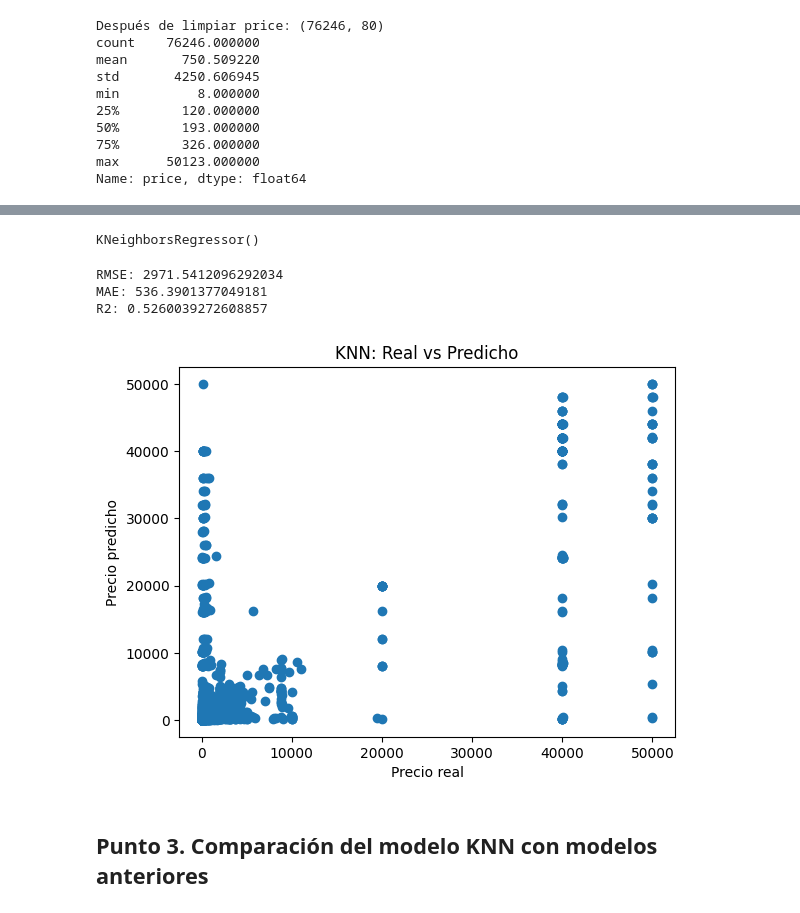
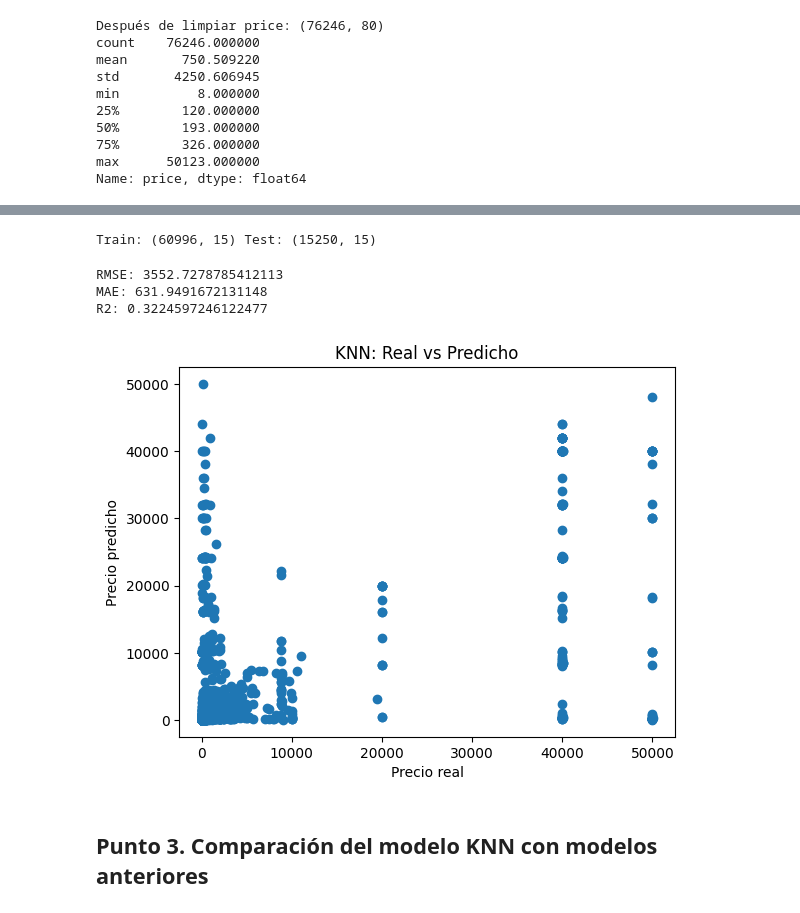
Before and after one commit to Ninaswiftie09/Mineria-de-Datos, a Jupyter notebook: lab6_knn_regresion.ipynb, the cells around one changed output, grey strips where cells are left out. Saved outputs shown, nothing was run; the diff lists cells and outputs as text; code cells hidden in the pictures.

```diff
--- a/lab6_knn_regresion.ipynb
+++ b/lab6_knn_regresion.ipynb
@@ -74,9 +78,0 @@ Columnas: Index(['id', 'scrape_id', 'latitude', 'longitude', 'bathrooms', 'price
-# %%
-#  Variables numéricas
-df_numeric = df.select_dtypes(include=['int64', 'float64'])
-
-# Eliminar NaN en TODO el dataset numérico
-df_model = df_numeric.dropna()
-
-print("Shape limpio:", df_model.shape)
-print("NaN totales:", df_model.isna().sum().sum())
@@ -143,6 +108,0 @@ X_train, X_test, y_train, y_test = train_test_split(
-# %%
-X = X.dropna(axis=1)
-knn = KNeighborsRegressor(n_neighbors=5)
-knn.fit(X_train, y_train)
-# %% [output]
-KNeighborsRegressor()
@@ -151,25 +109,47 @@ y_pred = knn.predict(X_test)
+# %%
+# Definir conjuntos
+indices = np.arange(len(X))
+
+train_idx, test_idx = train_test_split(
+    indices, test_size=0.2, random_state=42
+)
+
+X_train_reg = X.iloc[train_idx]
+X_test_reg = X.iloc[test_idx]
+y_train_reg = y.iloc[train_idx]
+y_test_reg = y.iloc[test_idx]
+
+print("Train:", X_train_reg.shape, "Test:", X_test_reg.shape)
+# %% [output]
+Train: (60996, 15) Test: (15250, 15)
+# %%
+pipe_knn_reg = Pipeline([
+    ("scaler", StandardScaler()),
+    ("knn", KNeighborsRegressor(n_neighbors=5))
+])
+
+pipe_knn_reg.fit(X_train_reg, y_train_reg)
+y_pred_reg = pipe_knn_reg.predict(X_test_reg)
 # %%
+rmse_knn = np.sqrt(mean_squared_error(y_test_reg, y_pred_reg))
+mae_knn = mean_absolute_error(y_test_reg, y_pred_reg)
+r2_knn = r2_score(y_test_reg, y_pred_reg)
 
-rmse = np.sqrt(mean_squared_error(y_test, y_pred))
-mae = mean_absolute_error(y_test, y_pred)
-r2 = r2_score(y_test, y_pred)
-
-print("RMSE:", rmse)
-print("MAE:", mae)
-print("R2:", r2)
+print("RMSE:", rmse_knn)
+print("MAE:", mae_knn)
+print("R2:", r2_knn)
 # %% [output]
-RMSE: 2971.5412096292034
-MAE: 536.3901377049181
-R2: 0.5260039272608857
+RMSE: 3552.7278785412113
+MAE: 631.9491672131148
+R2: 0.3224597246122477
 # %%
-
-plt.scatter(y_test, y_pred)
+plt.scatter(y_test_reg, y_pred_reg)
 plt.xlabel("Precio real")
 plt.ylabel("Precio predicho")
 plt.title("KNN: Real vs Predicho")
 plt.show()
 # %% [output]
-[figure, old version]
+[figure, new version]
 # %% [markdown]
 ## Punto 3. Comparación del modelo KNN con modelos anteriores
 # %%
```
Also changed, not shown: parts of 43 cells of this notebook.
